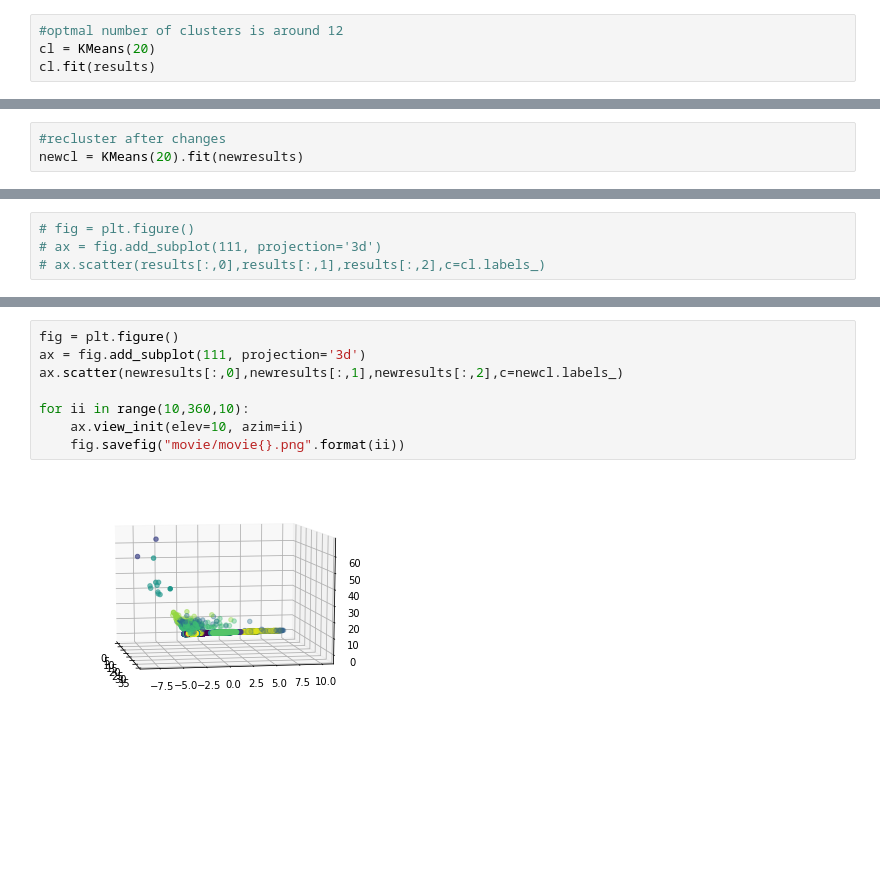
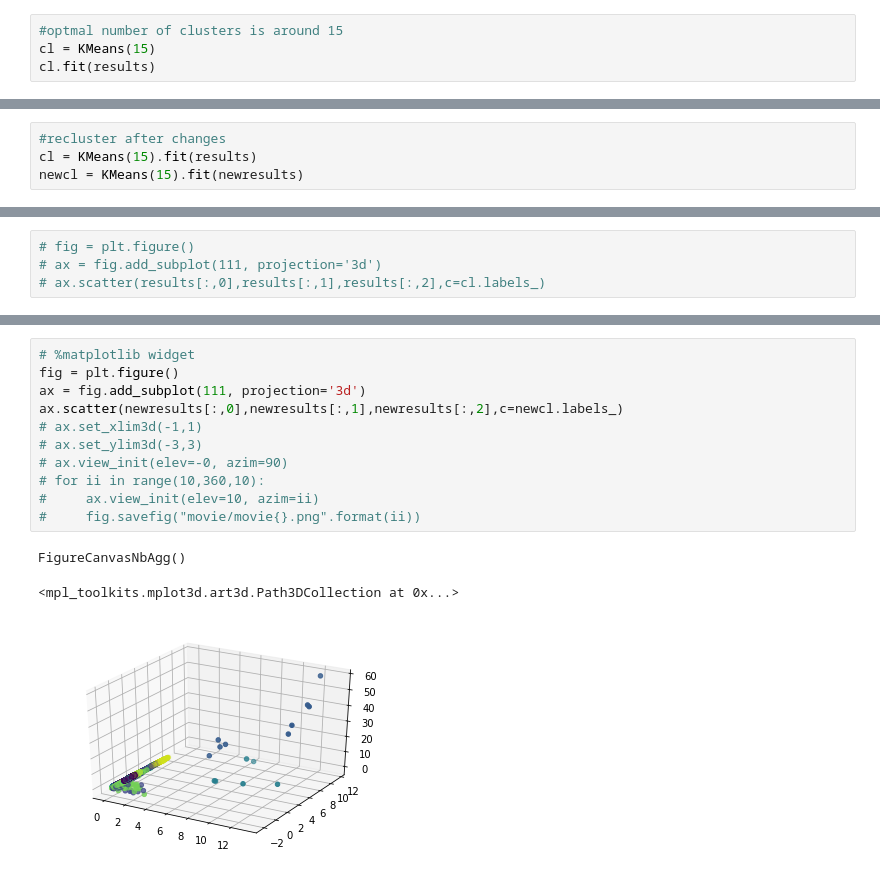
Before and after one commit to willprice221/ethereum_clustering, a Jupyter notebook: kmeans.ipynb, the cells around one changed output, grey strips where cells are left out. Drawn from its saved outputs; the diff is of its cells as text; blank space fills up the shorter version.

```diff
--- a/kmeans.ipynb
+++ b/kmeans.ipynb
@@ -96,6 +98,6 @@ Text(0,0.5,'within cluster sum of squares')
 # %%
-#optmal number of clusters is around 12
-cl = KMeans(20)
+#optmal number of clusters is around 15
+cl = KMeans(15)
 cl.fit(results)
 # %% [output]
 KMeans(algorithm='auto', copy_x=True, init='k-means++', max_iter=300,
@@ -164,6 +170,7 @@ plt.ylim(-15,10)
 # %%
 #recluster after changes
-newcl = KMeans(20).fit(newresults)
+cl = KMeans(15).fit(results)
+newcl = KMeans(15).fit(newresults)
 # %%
 # %matplotlib widget
 from mpl_toolkits.mplot3d import Axes3D
@@ -188,13 +198,18 @@ ax.scatter(results[:,0],results[:,1],results[:,2],c=cl.labels_)
 # %%
+# %matplotlib widget
 fig = plt.figure()
 ax = fig.add_subplot(111, projection='3d')
 ax.scatter(newresults[:,0],newresults[:,1],newresults[:,2],c=newcl.labels_)
-
-for ii in range(10,360,10):
-    ax.view_init(elev=10, azim=ii)
-    fig.savefig("movie/movie{}.png".format(ii))
+# ax.set_xlim3d(-1,1)
+# ax.set_ylim3d(-3,3)
+# ax.view_init(elev=-0, azim=90)
+# for ii in range(10,360,10):
+#     ax.view_init(elev=10, azim=ii)
+#     fig.savefig("movie/movie{}.png".format(ii))
 # %% [output]
+FigureCanvasNbAgg()
+<mpl_toolkits.mplot3d.art3d.Path3DCollection at 0x...>
-[figure, old version]
+[figure, new version]
 # %%
 c = newcl.cluster_centers_
 #transform back to real numbers
```
Also changed, not shown: parts of 26 cells of this notebook, 1 other file.
